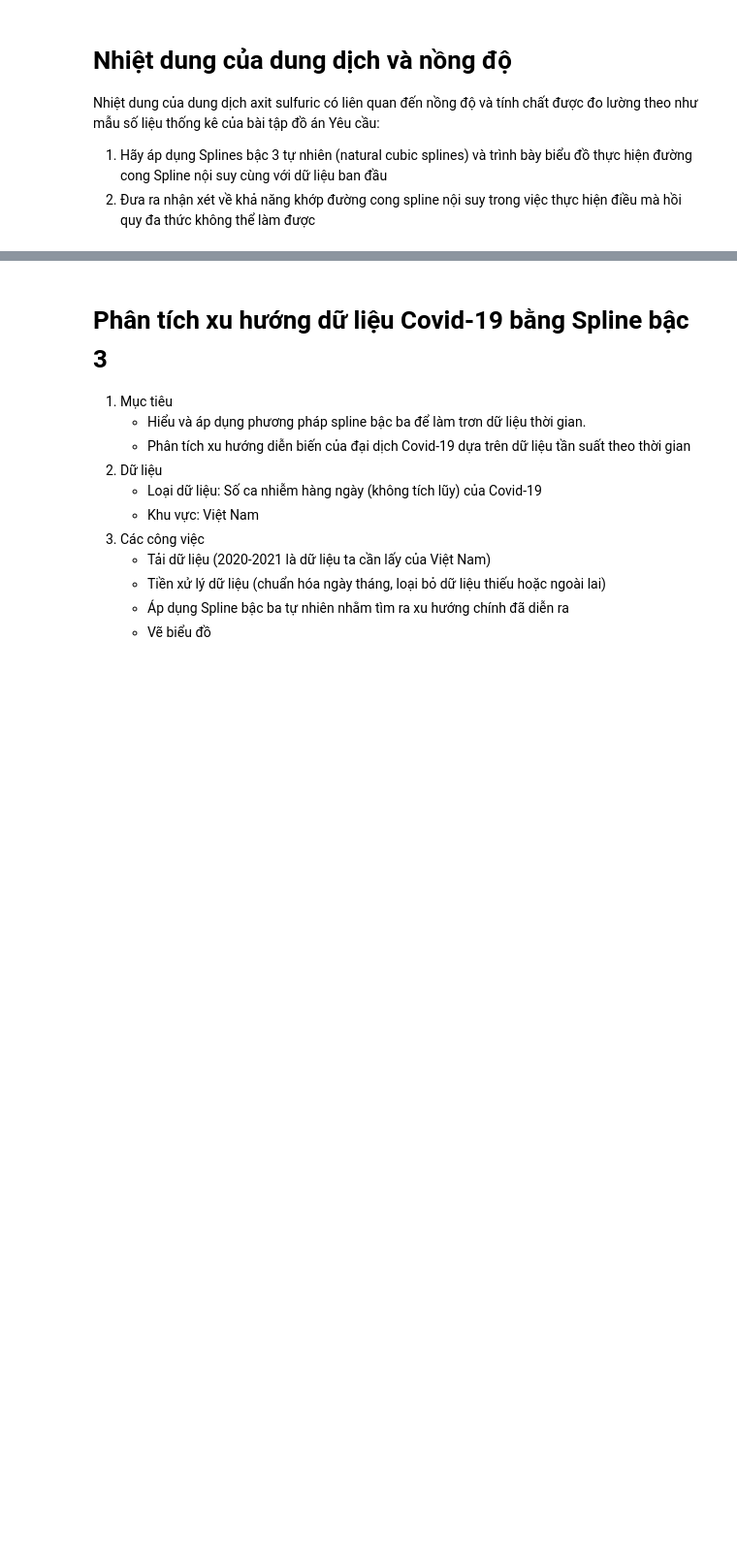
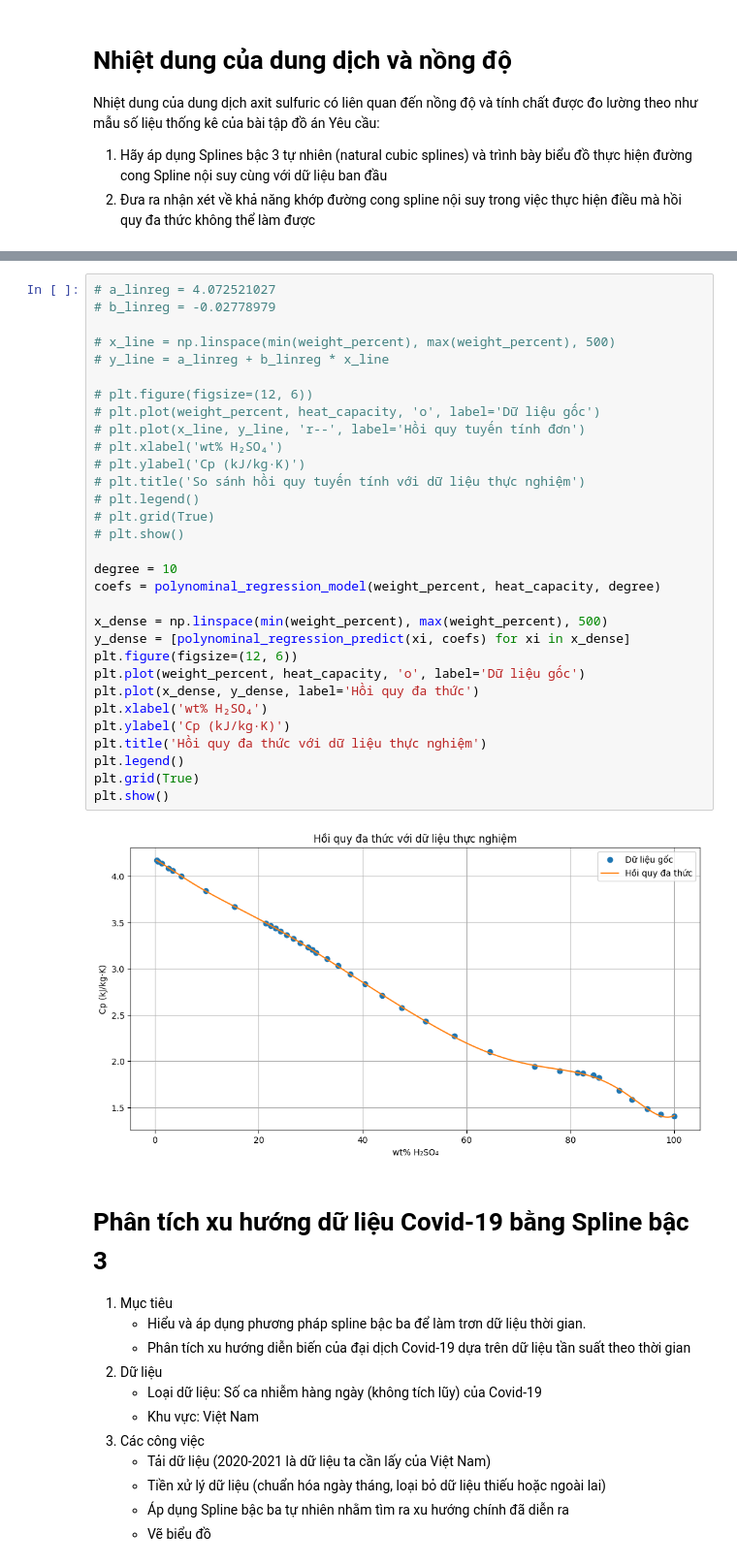
Before and after one commit to AkiraTomori/Interpolation, a Jupyter notebook: Test.ipynb, the cells around one changed output, grey strips where cells are left out. Shown at 97% size. Cells and saved outputs as stored; diff of their text form; blank space fills up the shorter version.

```diff
--- a/Test.ipynb
+++ b/Test.ipynb
@@ -129,3 +164,36 @@ plt.show()
+# %%
+# a_linreg = 4.072521027
+# b_linreg = -0.02778979
+
+# x_line = np.linspace(min(weight_percent), max(weight_percent), 500)
+# y_line = a_linreg + b_linreg * x_line
+
+# plt.figure(figsize=(12, 6))
+# plt.plot(weight_percent, heat_capacity, 'o', label='Dữ liệu gốc')
+# plt.plot(x_line, y_line, 'r--', label='Hồi quy tuyến tính đơn')
+# plt.xlabel('wt% H₂SO₄')
+# plt.ylabel('Cp (kJ/kg·K)')
+# plt.title('So sánh hồi quy tuyến tính với dữ liệu thực nghiệm')
+# plt.legend()
+# plt.grid(True)
+# plt.show()
+
+degree = 10
+coefs = polynominal_regression_model(weight_percent, heat_capacity, degree)
+
+x_dense = np.linspace(min(weight_percent), max(weight_percent), 500)
+y_dense = [polynominal_regression_predict(xi, coefs) for xi in x_dense]
+plt.figure(figsize=(12, 6))
+plt.plot(weight_percent, heat_capacity, 'o', label='Dữ liệu gốc')
+plt.plot(x_dense, y_dense, label='Hồi quy đa thức')
+plt.xlabel('wt% H₂SO₄')
+plt.ylabel('Cp (kJ/kg·K)')
+plt.title('Hồi quy đa thức với dữ liệu thực nghiệm')
+plt.legend()
+plt.grid(True)
+plt.show()
+# %% [output]
+[figure, added]
 # %% [markdown]
 # Phân tích xu hướng dữ liệu Covid-19 bằng Spline bậc 3
 1. Mục tiêu
```
Also changed, not shown: parts of 3 cells of this notebook.
